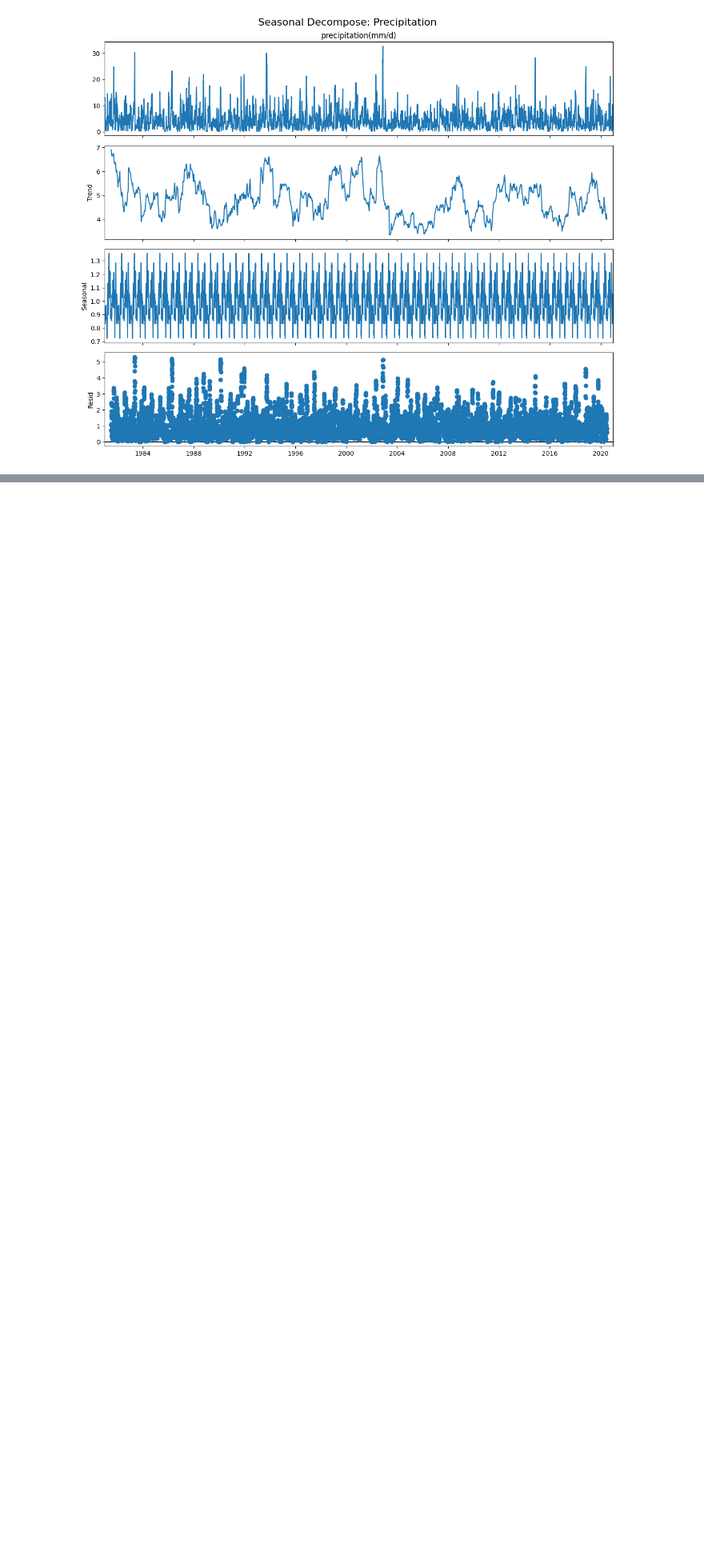
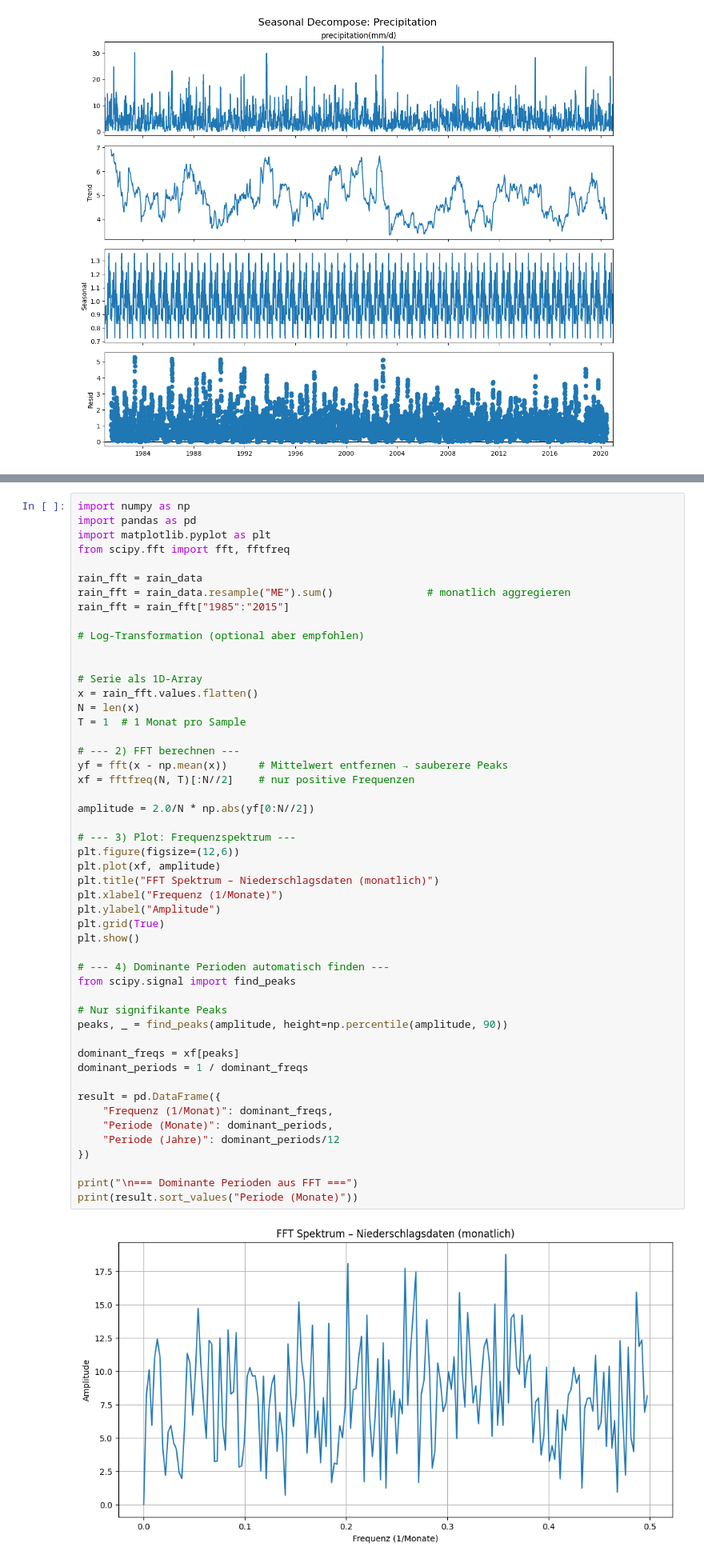
Before and after one commit to Sandra-Senn/spz_Wasserstand_analyse, a Jupyter notebook: notebooks/Rain_Decompose.ipynb, the cells around one changed output, grey strips where cells are left out. Shown at 80% size. Saved outputs shown, nothing was run; the diff lists cells and outputs as text; blank space fills up the shorter version.

```diff
--- a/notebooks/Rain_Decompose.ipynb
+++ b/notebooks/Rain_Decompose.ipynb
@@ -188,2 +188,54 @@ ADF Statistic: -29.353948109161813
 p-value: 0.0
 Residuen sind stationär
+# %%
+import numpy as np
+import pandas as pd
+import matplotlib.pyplot as plt
+from scipy.fft import fft, fftfreq
+
+rain_fft = rain_data
+rain_fft = rain_data.resample("ME").sum()               # monatlich aggregieren
+rain_fft = rain_fft["1985":"2015"]
+
+# Log-Transformation (optional aber empfohlen)
+
+
+# Serie als 1D-Array
+x = rain_fft.values.flatten()
+N = len(x)
+T = 1  # 1 Monat pro Sample
+
+# --- 2) FFT berechnen ---
+yf = fft(x - np.mean(x))     # Mittelwert entfernen → sauberere Peaks
+xf = fftfreq(N, T)[:N//2]    # nur positive Frequenzen
+
+amplitude = 2.0/N * np.abs(yf[0:N//2])
+
+# --- 3) Plot: Frequenzspektrum ---
+plt.figure(figsize=(12,6))
+plt.plot(xf, amplitude)
+plt.title("FFT Spektrum – Niederschlagsdaten (monatlich)")
+plt.xlabel("Frequenz (1/Monate)")
+plt.ylabel("Amplitude")
+plt.grid(True)
+plt.show()
+
+# --- 4) Dominante Perioden automatisch finden ---
+from scipy.signal import find_peaks
+
+# Nur signifikante Peaks
+peaks, _ = find_peaks(amplitude, height=np.percentile(amplitude, 90))
+
+dominant_freqs = xf[peaks]
+dominant_periods = 1 / dominant_freqs
+
+result = pd.DataFrame({
+    "Frequenz (1/Monat)": dominant_freqs,
+    "Periode (Monate)": dominant_periods,
+    "Periode (Jahre)": dominant_periods/12
+})
+
+print("\n=== Dominante Perioden aus FFT ===")
+print(result.sort_values("Periode (Monate)"))
+# %% [output]
+[figure, added]
```
Also changed, not shown: parts of 4 cells of this notebook.
